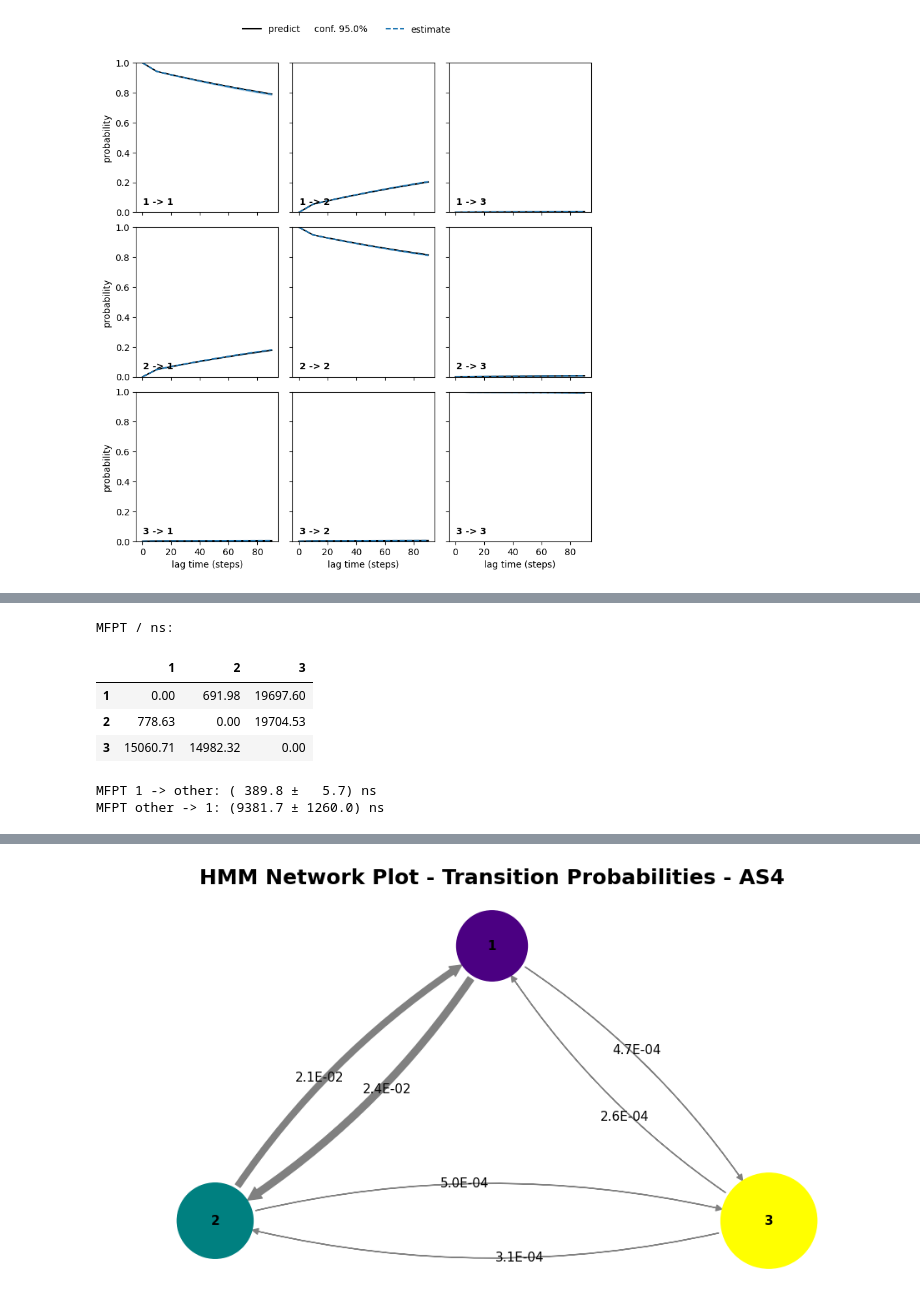
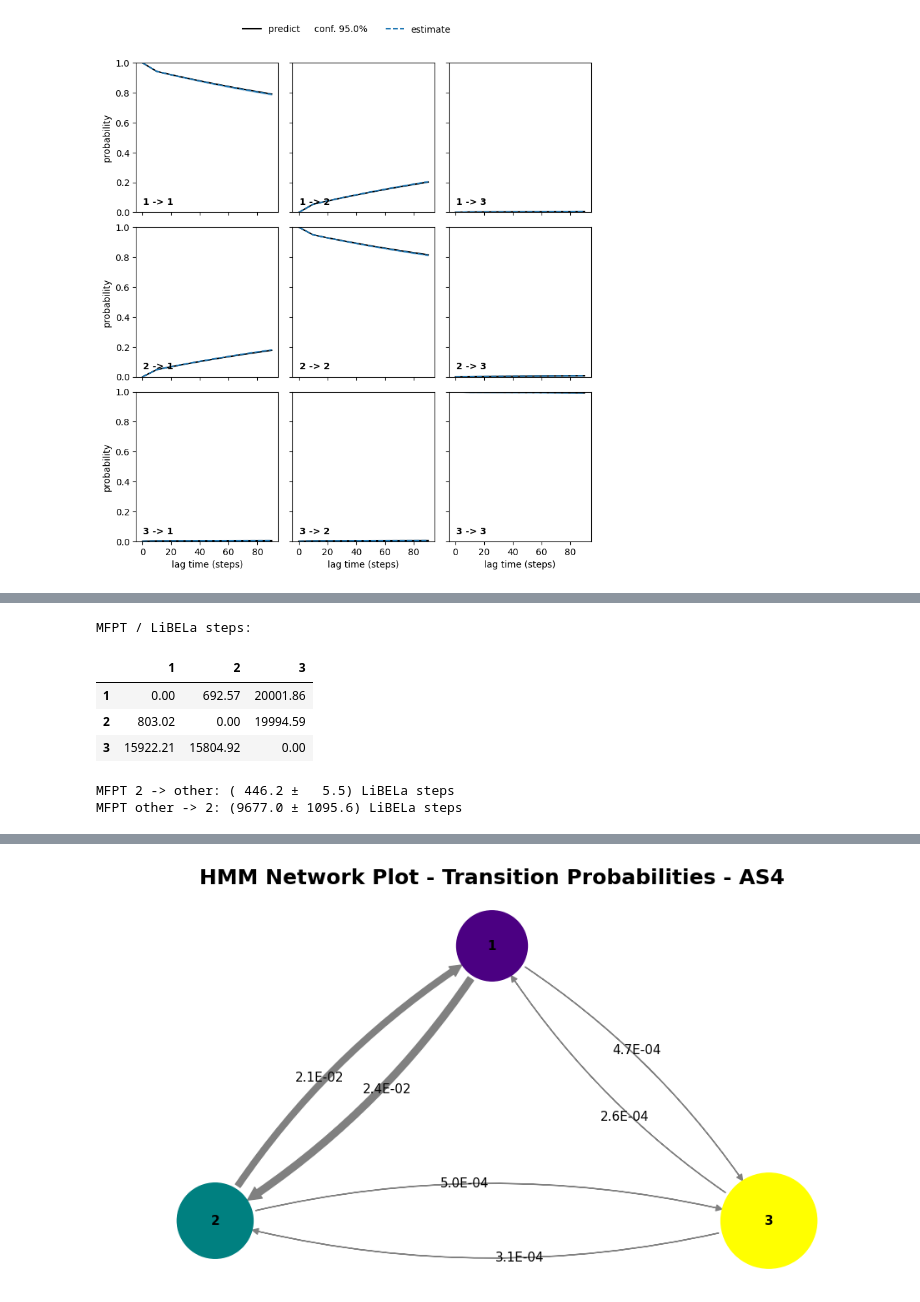
Before and after one commit to saguileran/MD-SCPI, a Jupyter notebook: NoteBooks/PyEMMA_STR_mut.ipynb, the cells around one changed output, grey strips where cells are left out. Cells and saved outputs as stored; diff of their text form; code cells hidden in the pictures.

```diff
--- a/NoteBooks/PyEMMA_STR_mut.ipynb
+++ b/NoteBooks/PyEMMA_STR_mut.ipynb
@@ -346,29 +346,26 @@ state   π               G/kT
 # %%
 #@title MFPT
 mfpt = np.zeros((nstates, nstates))
 for i, j in product(range(nstates), repeat=2):
-    mfpt[i, j] = msm.mfpt(
-        msm.metastable_sets[i],
-        msm.metastable_sets[j])
+    mfpt[i, j] = msm.mfpt(msm.metastable_sets[i], msm.metastable_sets[j])
 
 from pandas import DataFrame
-print('MFPT / ns:')
+print('MFPT / LiBELa steps:')
 DataFrame(np.round(mfpt, decimals=2), index=range(1, nstates + 1), columns=range(1, nstates + 1))
 # %% [output]
-MFPT / ns:
+MFPT / LiBELa steps:
 |  | 1 | 2 | 3 |
-| 1 | 0.00 | 691.98 | 19697.60 |
-| 2 | 778.63 | 0.00 | 19704.53 |
-| 3 | 15060.71 | 14982.32 | 0.00 |
+| 1 | 0.00 | 692.57 | 20001.86 |
+| 2 | 803.02 | 0.00 | 19994.59 |
+| 3 | 15922.21 | 15804.92 | 0.00 |
 # %%
-A, B = msm.metastable_sets[0], np.concatenate(msm.metastable_sets[1:])
-print('MFPT 1 -> other: ({:6.1f} ± {:5.1f}) ns'.format(
-    msm.sample_mean('mfpt', A, B), msm.sample_std('mfpt', A, B)))
-print('MFPT other -> 1: ({:.1f} ± {:5.1f}) ns'.format(
-    msm.sample_mean('mfpt', B, A), msm.sample_std('mfpt', B, A)))
+initial = 1
+A, B = msm.metastable_sets[initial], np.concatenate([msm.metastable_sets[0], msm.metastable_sets[2]])
+print('MFPT {} -> other: ({:6.1f} ± {:5.1f}) LiBELa steps'.format(initial+1, msm.sample_mean('mfpt', A, B), msm.sample_std('mfpt', A, B)))
+print('MFPT other -> {}: ({:.1f} ± {:5.1f}) LiBELa steps'.format(initial+1, msm.sample_mean('mfpt', B, A), msm.sample_std('mfpt', B, A)))
 # %% [output]
-MFPT 1 -> other: ( 389.8 ±   5.7) ns
-MFPT other -> 1: (9381.7 ± 1260.0) ns
+MFPT 2 -> other: ( 446.2 ±   5.5) LiBELa steps
+MFPT other -> 2: (9677.0 ± 1095.6) LiBELa steps
 # %%
 #@title Coarse Grain Between States
 start, final = 0, 2
```
Also changed, not shown: parts of 10 cells of this notebook.
